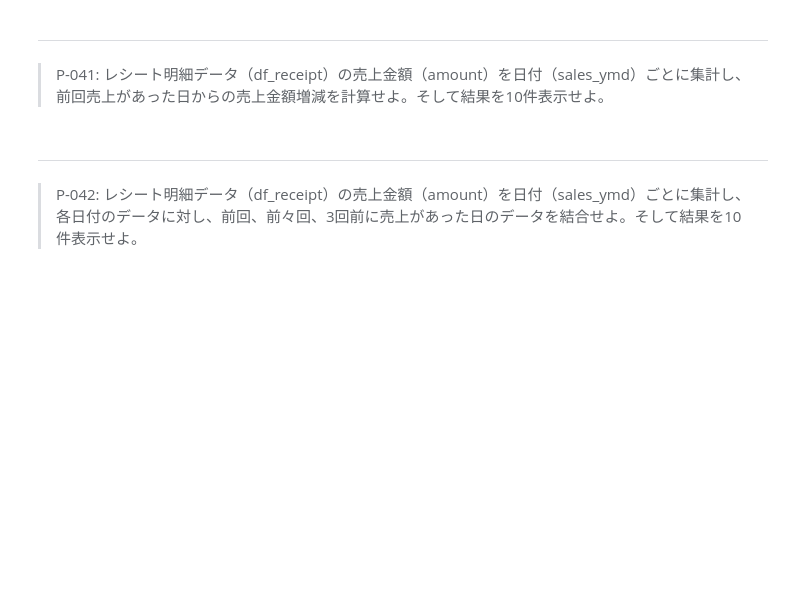
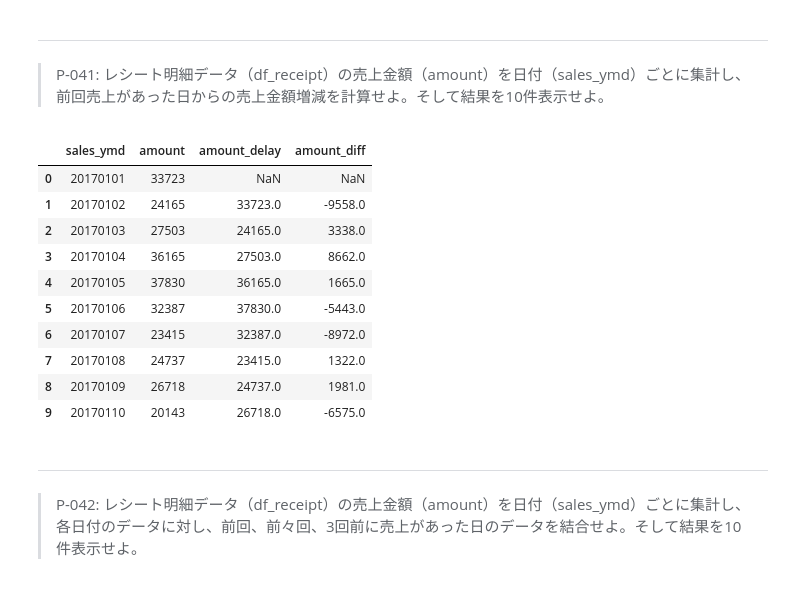
Before and after one commit to palakpaneerer/100knocks-preprocess, a Jupyter notebook: docker/work/preprocess_knock_Python.ipynb, the cells around one changed output. Drawn from its saved outputs; the diff is of its cells as text; code cells hidden in the pictures; blank space fills up the shorter version.

```diff
--- a/docker/work/preprocess_knock_Python.ipynb
+++ b/docker/work/preprocess_knock_Python.ipynb
@@ -865,6 +865,24 @@ df_product    product_cd category_major_cd category_medium_cd category_small_cd
 # %% [markdown]
 ---
 > P-041: レシート明細データ（df_receipt）の売上金額（amount）を日付（sales_ymd）ごとに集計し、前回売上があった日からの売上金額増減を計算せよ。そして結果を10件表示せよ。
+# %%
+df_tmp = df_receipt.groupby("sales_ymd").agg({"amount":"sum"}).reset_index()
+df_tmp = pd.concat([df_tmp,df_tmp["amount"].shift()],axis="columns")
+df_tmp.columns = ["sales_ymd", "amount", "amount_delay"]
+df_tmp["amount_diff"] = df_tmp["amount"] - df_tmp["amount_delay"]
+df_tmp.head(10)
+# %% [output]
+|  | sales_ymd | amount | amount_delay | amount_diff |
+| 0 | 20170101 | 33723 | NaN | NaN |
+| 1 | 20170102 | 24165 | 33723.0 | -9558.0 |
+| 2 | 20170103 | 27503 | 24165.0 | 3338.0 |
+| 3 | 20170104 | 36165 | 27503.0 | 8662.0 |
+| 4 | 20170105 | 37830 | 36165.0 | 1665.0 |
+| 5 | 20170106 | 32387 | 37830.0 | -5443.0 |
+| 6 | 20170107 | 23415 | 32387.0 | -8972.0 |
+| 7 | 20170108 | 24737 | 23415.0 | 1322.0 |
+| 8 | 20170109 | 26718 | 24737.0 | 1981.0 |
+| 9 | 20170110 | 20143 | 26718.0 | -6575.0 |
 # %% [markdown]
 ---
 > P-042: レシート明細データ（df_receipt）の売上金額（amount）を日付（sales_ymd）ごとに集計し、各日付のデータに対し、前回、前々回、3回前に売上があった日のデータを結合せよ。そして結果を10件表示せよ。
```
Also changed, not shown: parts of 2 cells of this notebook.
